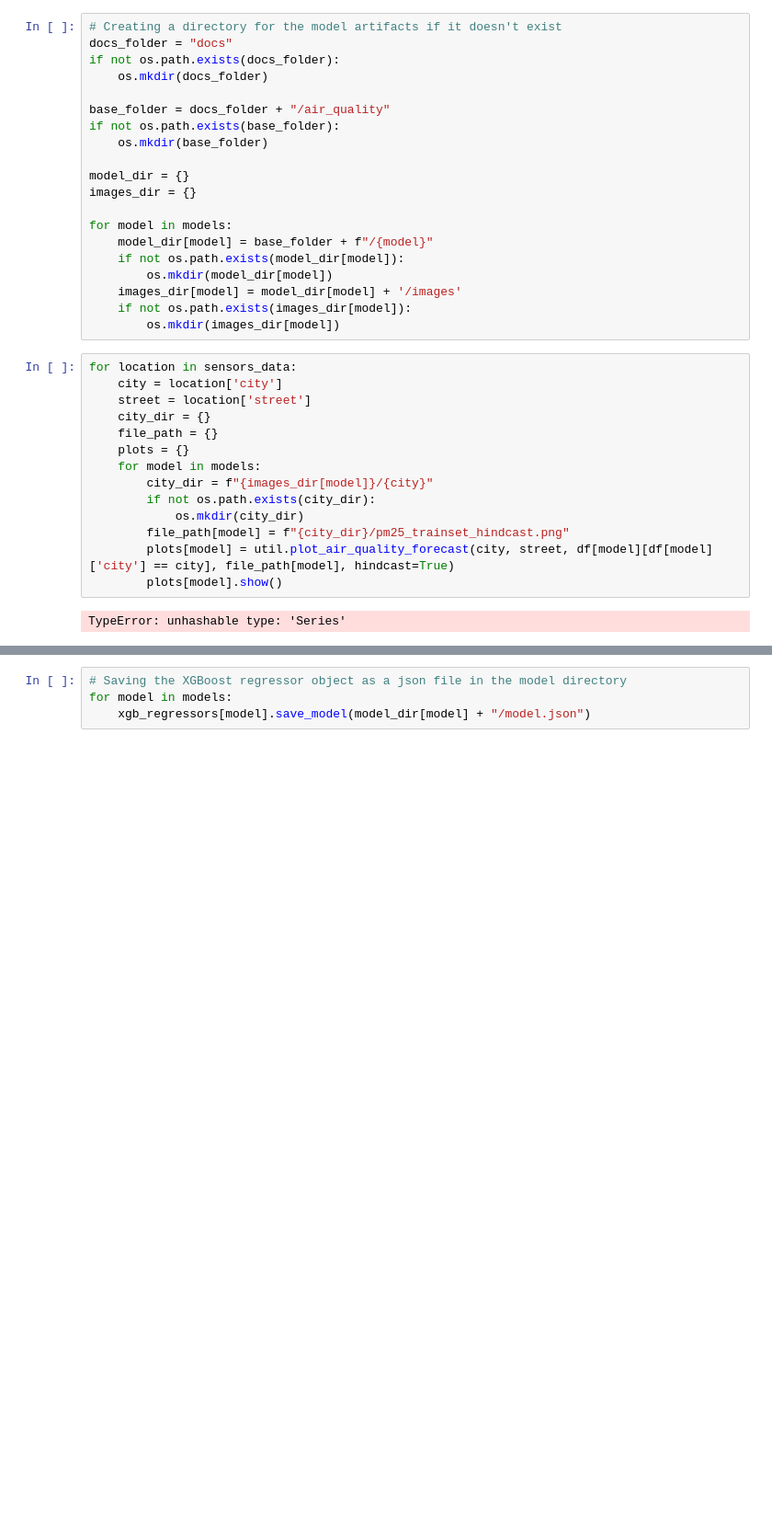
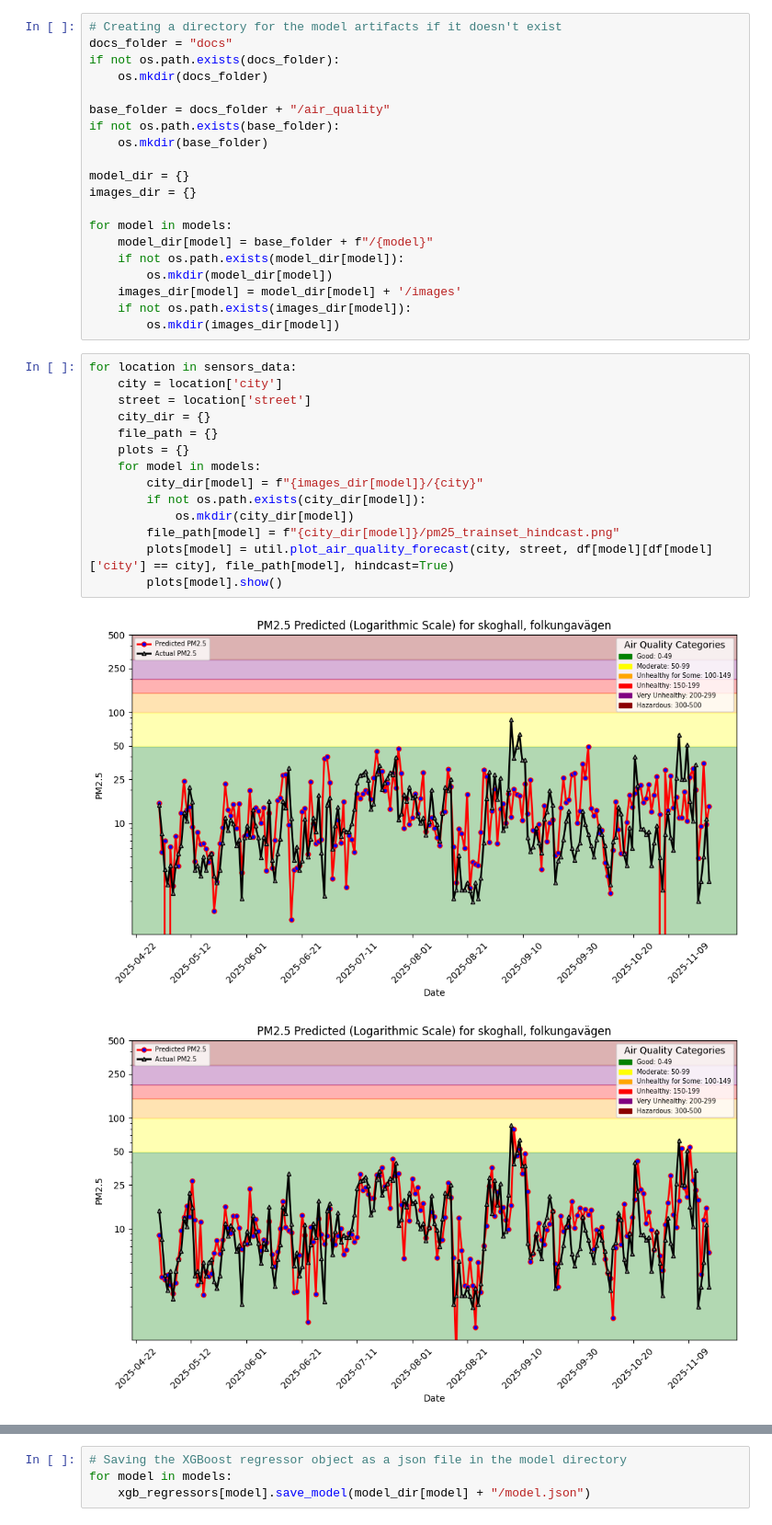
Before and after one commit to kilianp14/air_quality_prediction, a Jupyter notebook: 3_air_quality_training_pipeline.ipynb, the cells around one changed output, grey strips where cells are left out. Shown at 92% size. Drawn from its saved outputs; the diff is of its cells as text; blank space fills up the shorter version.

```diff
--- a/3_air_quality_training_pipeline.ipynb
+++ b/3_air_quality_training_pipeline.ipynb
@@ -164,16 +180,17 @@ for model in models:
 # %%
 for location in sensors_data:
     city = location['city']
     street = location['street']
     city_dir = {}
     file_path = {}
     plots = {}
     for model in models:
-        city_dir = f"{images_dir[model]}/{city}"
-        if not os.path.exists(city_dir):
-            os.mkdir(city_dir)
-        file_path[model] = f"{city_dir}/pm25_trainset_hindcast.png"
+        city_dir[model] = f"{images_dir[model]}/{city}"
+        if not os.path.exists(city_dir[model]):
+            os.mkdir(city_dir[model])
+        file_path[model] = f"{city_dir[model]}/pm25_trainset_hindcast.png"
         plots[model] = util.plot_air_quality_forecast(city, street, df[model][df[model]['city'] == city], file_path[model], hindcast=True)
         plots[model].show()
 # %% [output]
-TypeError: unhashable type: 'Series'
+[figure, added]
+[figure, added]
```
Also changed, not shown: parts of 7 cells of this notebook, 1 other file.
